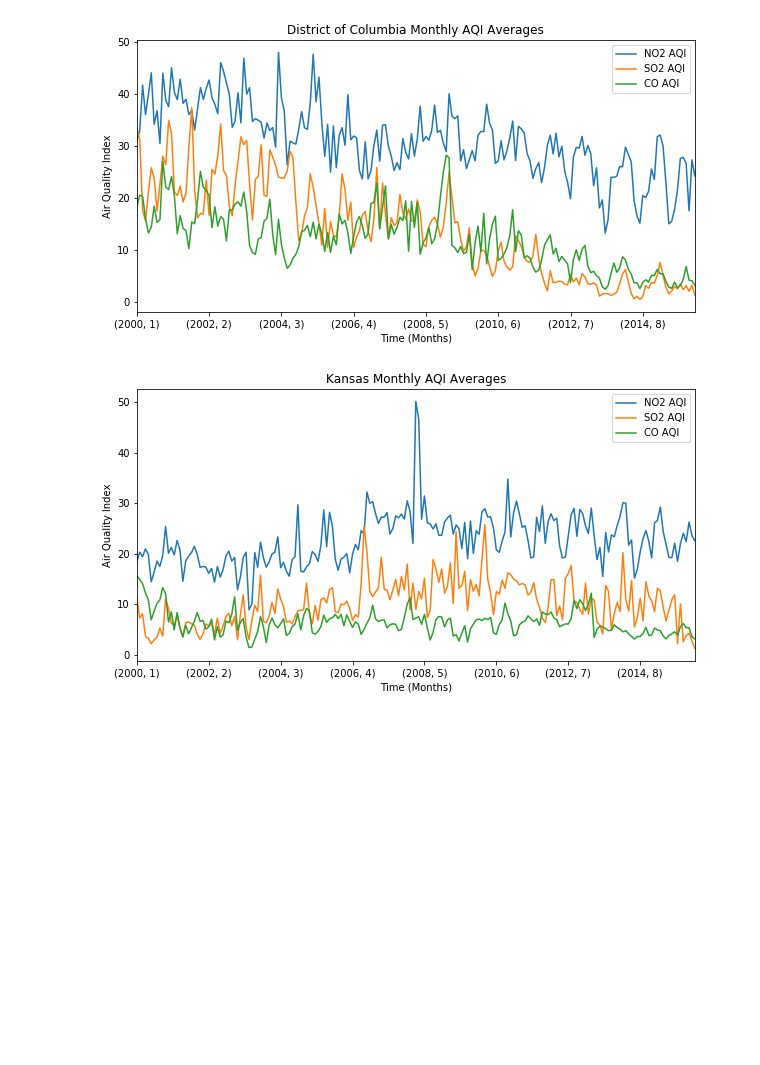
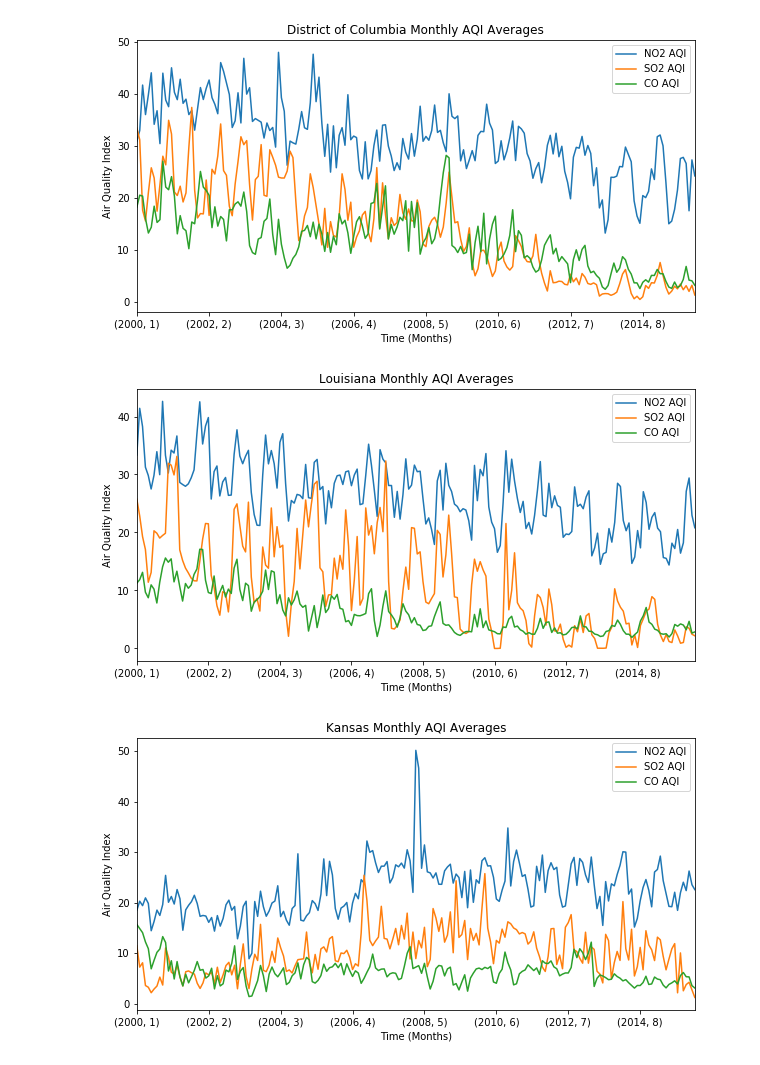
Before and after one commit to sachsjohn/Project_1_Pollution, a Jupyter notebook: Pollution Data.ipynb, the cells around one changed output. Drawn from its saved outputs; the diff is of its cells as text; code cells hidden in the pictures; blank space fills up the shorter version.

```diff
--- a/Pollution Data.ipynb
+++ b/Pollution Data.ipynb
@@ -103,6 +191,8 @@ dc = df[df.State=='District Of Columbia'][["NO2 AQI","SO2 AQI","CO AQI","Date Lo
                    ]]
 ks = df[df.State=='Kansas'][["NO2 AQI","SO2 AQI","CO AQI","Date Local","year","month"
                    ]]
+la = df[df.State=='Louisiana'][["NO2 AQI","SO2 AQI","CO AQI","Date Local","year","month"
+                   ]]
 us = df[["NO2 AQI","SO2 AQI","CO AQI","O3 AQI","Date Local","year","month"
                    ]]
 # %%
@@ -114,6 +204,15 @@ plt.ylabel('Air Quality Index')
 plt.savefig('Resources/dcmean.png')
 # %% [output]
 [figure]
+# %%
+lamean = la.groupby(['year','month']).mean()
+lamean.plot(figsize=(10,5))
+plt.title('Louisiana Monthly AQI Averages')
+plt.xlabel('Time (Months)')
+plt.ylabel('Air Quality Index')
+plt.savefig('Resources/lamean.png')
+# %% [output]
+[figure, added]
 # %%
 ksmean = ks.groupby(['year','month']).mean()
 ksmean.plot(figsize=(10,5))
```
Also changed, not shown: parts of 9 cells of this notebook, 1 other file.
